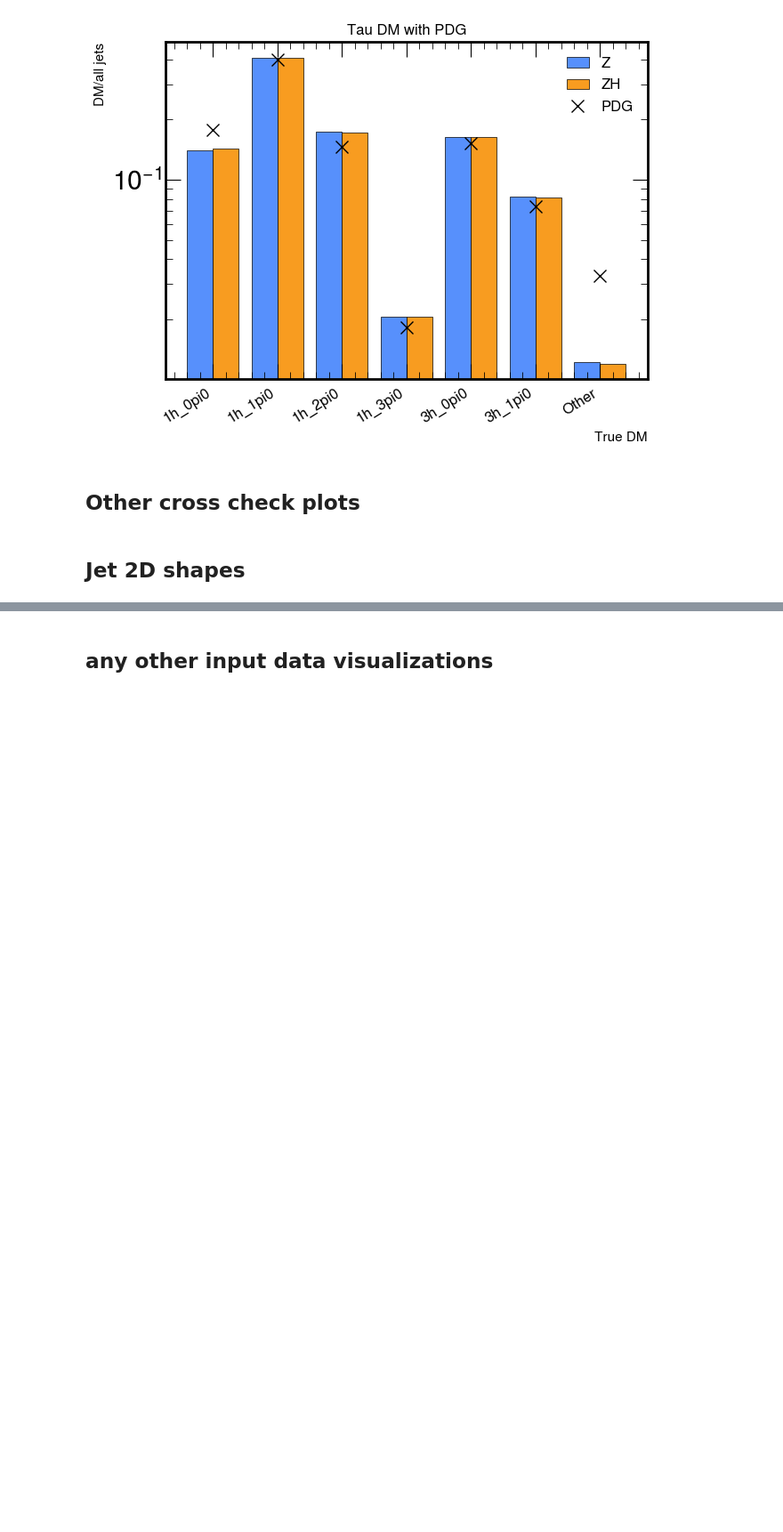
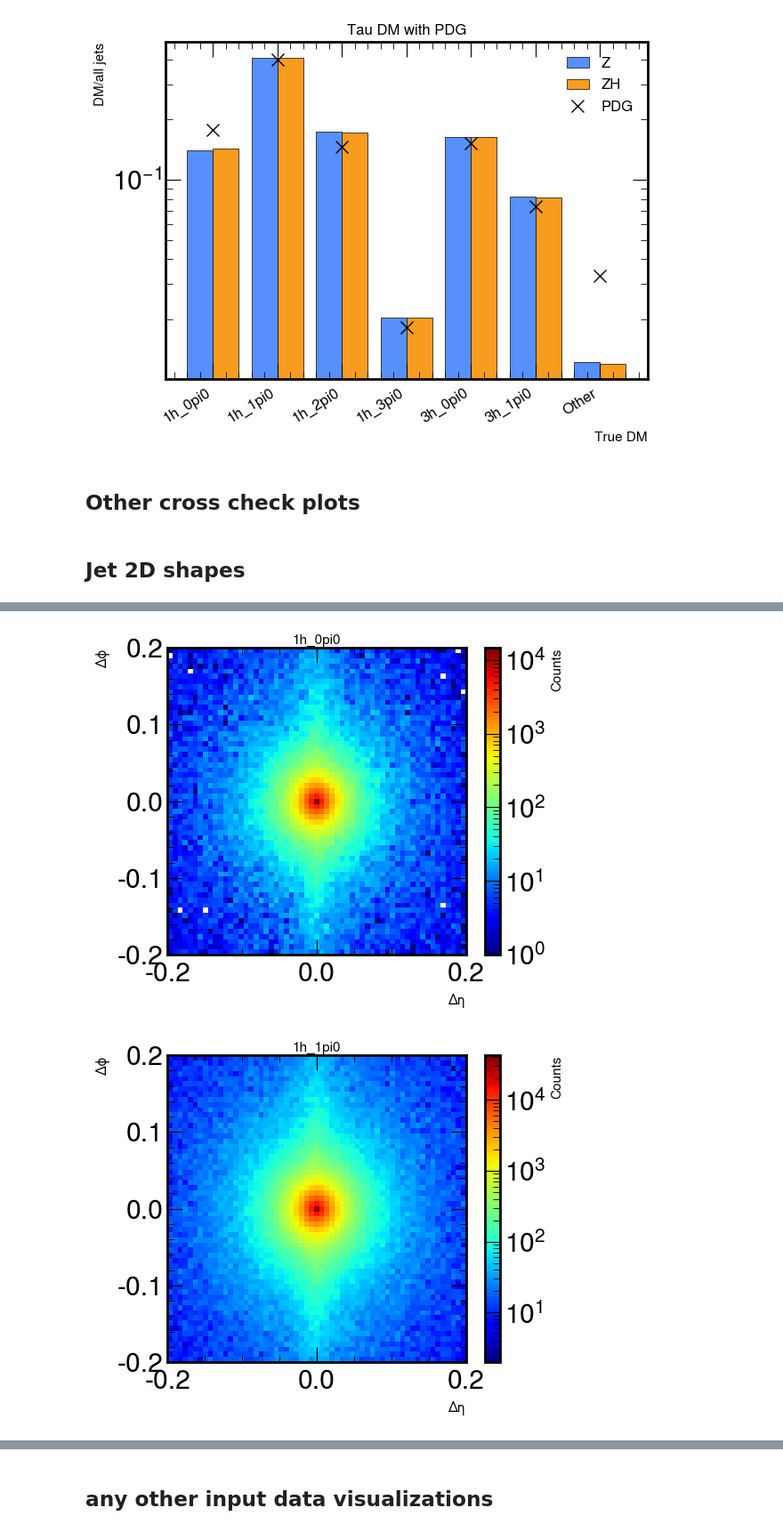
Before and after one commit to HEP-KBFI/ml-tau-en-reg, a Jupyter notebook: notebooks/data_intro.ipynb, the cells around one changed output, grey strips where cells are left out. Shown: that part at 89% size. Cells and saved outputs as stored; diff of their text form; code cells hidden in the pictures; blank space fills up the shorter version.

Commit message:
separate 2d hist

```diff
--- a/notebooks/data_intro.ipynb
+++ b/notebooks/data_intro.ipynb
@@ -490,0 +490,25 @@ plt.tight_layout()
+# %%
+# Loop through each decay mode
+for idx_decaymode in range(len(decay_modes_of_interest)):
+    mask = (z_remap[0] == decay_modes_of_interest[idx_decaymode]) # Mask for the current decay mode
+
+    # Create a new figure for each decay mode
+    plt.figure(figsize=(6, 5))
+
+    # Plot the 2D histogram of delta_eta and delta_phi
+    hist2d = plt.hist2d(ak.to_numpy(ak.flatten(delta_eta[mask])),
+                        ak.to_numpy(ak.flatten(delta_phi[mask])),
+                        bins=np.linspace(-0.2, 0.2, 60),
+                        norm=mpl.colors.LogNorm(),
+                        cmap=mpl.cm.jet)
+    plt.xlabel(r"$\Delta \eta$", fontsize=11)
+    plt.ylabel(r"$\Delta \phi$", fontsize=11)
+    plt.title(f'{remap_d[decay_modes_of_interest[idx_decaymode]]}', fontsize=11, pad=3, rotation='horizontal')
+    cbar = plt.colorbar(hist2d[3])
+    cbar.set_label('Counts', fontsize=11)
+
+    plt.tight_layout()
+    plt.show()
+# %% [output]
+[figure, added]
+[figure, added]
```
Also changed, not shown: parts of 4 cells of this notebook.
